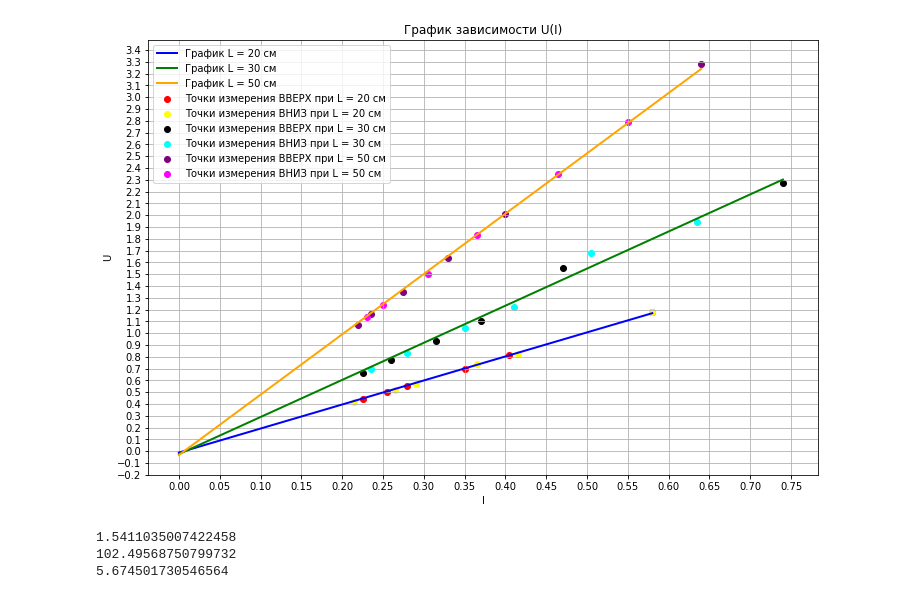
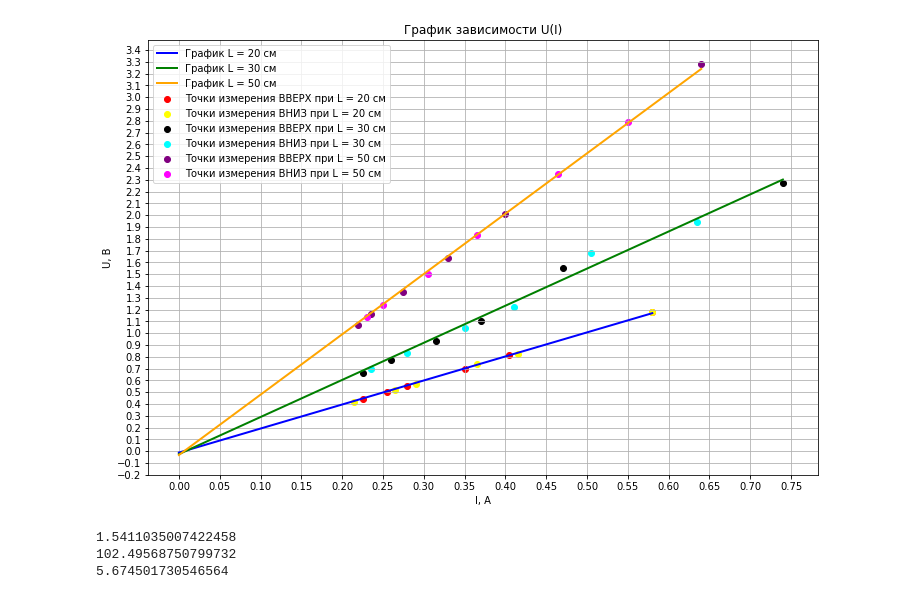
Before and after one commit to geozasimov/labs_mipt, a Jupyter notebook: 1.1.1/laba_1.1.1.ipynb, the cells around one changed output. Cells and saved outputs as stored; diff of their text form; code cells hidden in the pictures.

```diff
--- a/1.1.1/laba_1.1.1.ipynb
+++ b/1.1.1/laba_1.1.1.ipynb
@@ -10,8 +10,8 @@ fig, ax = plt.subplots()
 
 
 plt.title("График зависимости U(I)") # заголовок
-plt.xlabel("I") # ось абсцисс
-plt.ylabel("U") # ось ординат
+plt.xlabel("I, А") # ось абсцисс
+plt.ylabel("U, В") # ось ординат
 ax.grid()      # включение отображение сетки
 
 
@@ -112,34 +112,34 @@ I_50 = I_up_50 + I_down_50
 U_50 = U_zero_50 + U_50
 I_50 = I_zero_50 + I_50
 
 U_50 = sorted(U_50)
 I_50 = sorted(I_50)
 
 U_np_50 = np.array(U_50)
 I_np_50 = np.array(I_50)
 
 m_50, b_50 = np.polyfit(I_np_50, U_np_50, 1)
 U_np_right_50 = m_50 * I_np_50 + b_50
 
 ax.plot(I_np_50, U_np_right_50, color = "orange", linewidth = 2, label = "График L = 50 см")
 #------------------------------------------------------------------------
 
 fig.set_figwidth(12)
 fig.set_figheight(8)
 plt.legend(loc='best')
 
 
 
 fname = "schedule.jpg"
 plt.savefig(fname, dpi=None, facecolor='w', edgecolor='w',
         orientation='portrait', papertype=None, format=None,
         transparent=False, bbox_inches=None, pad_inches=0.1,
         frameon=None, metadata=None)
 
 
 plt.show()
 # %% [output]
-[figure, old version]
+[figure, new version]
 # %%
 from math import sqrt, pi
 a = [0.36, 0.36, 0.37, 0.37, 0.36, 0.355, 0.355, 0.36]
```
Also changed, not shown: 34 other files.
